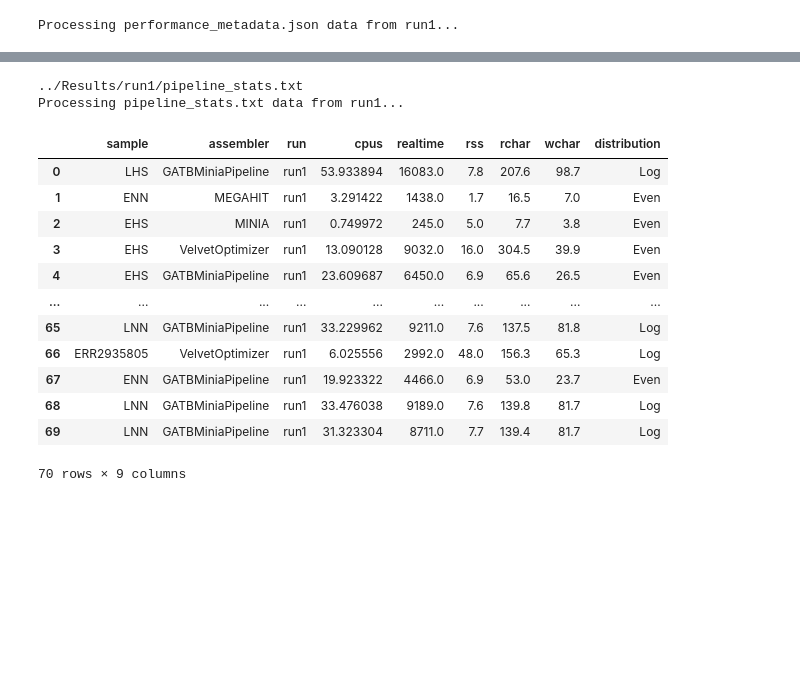
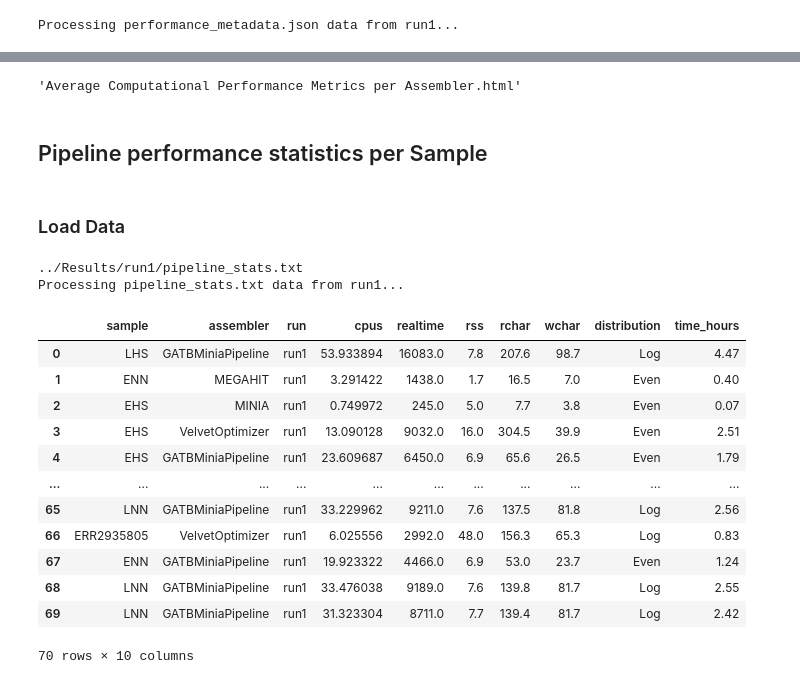
Before and after one commit to B-UMMI/LMAS_Manuscript_Analysis, a Jupyter notebook: Analysis/Performance.ipynb, the cells around one changed output, grey strips where cells are left out. Saved outputs shown, nothing was run; the diff lists cells and outputs as text; code cells hidden in the pictures; blank space fills up the shorter version.

Commit message:
first plots

```diff
--- a/Analysis/Performance.ipynb
+++ b/Analysis/Performance.ipynb
@@ -170,35 +171,45 @@ Processing performance_metadata.json data from run1...
 # %%
-fig_global = make_subplots(rows=2, cols=2, shared_xaxes=True, x_title="Assembler",
-                           subplot_titles=('CPU Usage', 'Max Memory', 'Average Read', 'Average Write'))
+fig_global = make_subplots(rows=3, cols=2, shared_xaxes=True, x_title="Assembler",
+                           subplot_titles=('CPU Usage', 'Max Memory', 'Average Read', 'Average Write', 'Average Run Time'),
+                           specs=[[{}, {}],[{}, {}],[{"colspan": 2}, None]])
 row_coord = 1
 col_coord = 1
 
-for column in global_pipeline_stats_df.columns:
-    if column not in ['run', 'assembler', 'avgTime']:
-        fig_global.add_trace(go.Violin(y=global_pipeline_stats_df[column], box_visible=True, line_color='black',
-                               meanline_visible=True, fillcolor='lightseagreen', opacity=0.6,
-                               x=global_pipeline_stats_df['assembler']),
-                      row=row_coord, col=col_coord)
-        fig_global.add_trace(go.Scatter(y=[global_pipeline_stats_df[column].mean()]*len(global_pipeline_stats_df['assembler']),
-                                        x=global_pipeline_stats_df['assembler'], mode='lines',
-                                        line=dict(color="crimson"), opacity=0.6),row=row_coord, col=col_coord)
-        if col_coord == 2:
-            col_coord = 1
-            row_coord += 1
-        else:
-            col_coord +=1
+for column in ['cpus', 'max_rss', 'avgRead', 'avgWrite']:
+    fig_global.add_trace(go.Violin(y=global_pipeline_stats_df[column], box_visible=True, line_color='black',
+                           meanline_visible=True, fillcolor='lightseagreen', opacity=0.6,
+                           x=global_pipeline_stats_df['assembler']),
+                  row=row_coord, col=col_coord)
+    fig_global.add_trace(go.Scatter(y=[global_pipeline_stats_df[column].mean()]*len(global_pipeline_stats_df['assembler']),
+                                    x=global_pipeline_stats_df['assembler'], mode='lines',
+                                    line=dict(color="crimson"), opacity=0.6),row=row_coord, col=col_coord)
+    if col_coord == 2:
+        col_coord = 1
+        row_coord += 1
+    else:
+        col_coord +=1
 
-fig_global.update_layout(showlegend=False,plot_bgcolor='rgb(255,255,255)', title_text="Global Computational Performance Metrics")
+timeDF=round(pd.to_timedelta(global_pipeline_stats_df['avgTime'].str.strip())/ np.timedelta64(1, 'h'), 2)
+
+fig_global.add_trace(go.Bar(y=timeDF, x=global_pipeline_stats_df['assembler'], text=timeDF,textposition='outside',
+                          showlegend=False, marker_color='darkgray'),  row=3, col=1)
+fig_global.add_trace(go.Scatter(y=[timeDF.mean()]*len(global_pipeline_stats_df['assembler']),
+                              x=global_pipeline_stats_df['assembler'], mode='lines',
+                              line=dict(color="crimson"), opacity=0.6, name='Mean'), row=3, col=1)
+
+fig_global.update_layout(showlegend=False,plot_bgcolor='rgb(255,255,255)', title_text="Average Computational Performance Metrics per Assembler")
 # grid
 fig_global['layout']['xaxis']['gridcolor']='#DCDCDC'
 fig_global['layout']['xaxis2']['gridcolor']='#DCDCDC'
 fig_global['layout']['xaxis3']['gridcolor']='#DCDCDC'
 fig_global['layout']['xaxis4']['gridcolor']='#DCDCDC'
+fig_global['layout']['xaxis5']['gridcolor']='#DCDCDC'
 # y-axis legends
 fig_global['layout']['yaxis']['title']='CPU/hour'
 fig_global['layout']['yaxis2']['title']='GB'
 fig_global['layout']['yaxis3']['title']='GB'
 fig_global['layout']['yaxis4']['title']='GB'
+fig_global['layout']['yaxis5']['title']='Hours'
 
 fig_global.show()
 # %% [output]
@@ -223,45 +217,54 @@ fig_time.show()
+# %%
+plot(fig_global, filename='Average Computational Performance Metrics per Assembler.html', auto_open=False)
+# %% [output]
+'Average Computational Performance Metrics per Assembler.html'
+# %% [markdown]
+## Pipeline performance statistics per Sample
+# %% [markdown]
+### Load Data
 # %%
 pipeline_stats_glob = glob.glob('../Results/*/pipeline_stats.txt')
 pipeline_stats_df = pd.DataFrame(columns=METRICS_COLUMNS_PER_SAMPLE)
 METRICS_COLUMNS_PER_SAMPLE = ['sample', 'assembler', 'run', 'cpus', 'realtime', 'rss', 'rchar', 'wchar']
 
 
 for statsfile in pipeline_stats_glob:
     print(statsfile)
     stats_file_name = statsfile.split('/')[-1]
     stats_run = statsfile.split('/')[-2]
     print('Processing {0} data from {1}...'.format(stats_file_name, stats_run))
     with open(statsfile) as tsvfile:
         tsvreader = csv.reader(tsvfile, delimiter="\t")
         for row in tsvreader:
             if row[2] in ASSEMBLER_PROCESS_LIST:
                 pipeline_stats_df = pipeline_stats_df.append({'sample': row[3],
                                                               'assembler': PROCESS_TO_NAME[row[2]],
                                                               'run': stats_run,
                                                               "cpus": _cpu_load_parser(row[8], row[15], row[13]),
                                                               "realtime": _hms(row[13]),
                                                               "rss": convert_resource_to_gb(_size_compress(_size_coverter(row[17]))),
                                                               "rchar": convert_resource_to_gb(_size_compress(_size_coverter(row[19]))),
                                                               "wchar": convert_resource_to_gb(_size_compress(_size_coverter(row[20])))},
                                                              ignore_index=True)
 
 log_distributed = ['LHS', 'LNN', 'ERR2935805']
 even_distribution = ['EHS', 'LNN', 'ERR2984773']
 pipeline_stats_df['distribution'] = np.where(pipeline_stats_df['sample'].isin(log_distributed), 'Log', 'Even')
+pipeline_stats_df['time_hours']=round(pd.to_timedelta(pipeline_stats_df['realtime'], unit='S')/ np.timedelta64(1, 'h'), 2)
 display(pipeline_stats_df)
 # %% [output]
 ../Results/run1/pipeline_stats.txt
 Processing pipeline_stats.txt data from run1...
-|  | sample | assembler | run | cpus | realtime | rss | rchar | wchar | distribution |
-| 0 | LHS | GATBMiniaPipeline | run1 | 53.933894 | 16083.0 | 7.8 | 207.6 | 98.7 | Log |
-| 1 | ENN | MEGAHIT | run1 | 3.291422 | 1438.0 | 1.7 | 16.5 | 7.0 | Even |
-| 2 | EHS | MINIA | run1 | 0.749972 | 245.0 | 5.0 | 7.7 | 3.8 | Even |
-| 3 | EHS | VelvetOptimizer | run1 | 13.090128 | 9032.0 | 16.0 | 304.5 | 39.9 | Even |
-| 4 | EHS | GATBMiniaPipeline | run1 | 23.609687 | 6450.0 | 6.9 | 65.6 | 26.5 | Even |
-| ... | ... | ... | ... | ... | ... | ... | ... | ... | ... |
-| 65 | LNN | GATBMiniaPipeline | run1 | 33.229962 | 9211.0 | 7.6 | 137.5 | 81.8 | Log |
-| 66 | ERR2935805 | VelvetOptimizer | run1 | 6.025556 | 2992.0 | 48.0 | 156.3 | 65.3 | Log |
-| 67 | ENN | GATBMiniaPipeline | run1 | 19.923322 | 4466.0 | 6.9 | 53.0 | 23.7 | Even |
-| 68 | LNN | GATBMiniaPipeline | run1 | 33.476038 | 9189.0 | 7.6 | 139.8 | 81.7 | Log |
-| 69 | LNN | GATBMiniaPipeline | run1 | 31.323304 | 8711.0 | 7.7 | 139.4 | 81.7 | Log |
+|  | sample | assembler | run | cpus | realtime | rss | rchar | wchar | distribution | time_hours |
+| 0 | LHS | GATBMiniaPipeline | run1 | 53.933894 | 16083.0 | 7.8 | 207.6 | 98.7 | Log | 4.47 |
+| 1 | ENN | MEGAHIT | run1 | 3.291422 | 1438.0 | 1.7 | 16.5 | 7.0 | Even | 0.40 |
+| 2 | EHS | MINIA | run1 | 0.749972 | 245.0 | 5.0 | 7.7 | 3.8 | Even | 0.07 |
+| 3 | EHS | VelvetOptimizer | run1 | 13.090128 | 9032.0 | 16.0 | 304.5 | 39.9 | Even | 2.51 |
+| 4 | EHS | GATBMiniaPipeline | run1 | 23.609687 | 6450.0 | 6.9 | 65.6 | 26.5 | Even | 1.79 |
+| ... | ... | ... | ... | ... | ... | ... | ... | ... | ... | ... |
+| 65 | LNN | GATBMiniaPipeline | run1 | 33.229962 | 9211.0 | 7.6 | 137.5 | 81.8 | Log | 2.56 |
+| 66 | ERR2935805 | VelvetOptimizer | run1 | 6.025556 | 2992.0 | 48.0 | 156.3 | 65.3 | Log | 0.83 |
+| 67 | ENN | GATBMiniaPipeline | run1 | 19.923322 | 4466.0 | 6.9 | 53.0 | 23.7 | Even | 1.24 |
+| 68 | LNN | GATBMiniaPipeline | run1 | 33.476038 | 9189.0 | 7.6 | 139.8 | 81.7 | Log | 2.55 |
+| 69 | LNN | GATBMiniaPipeline | run1 | 31.323304 | 8711.0 | 7.7 | 139.4 | 81.7 | Log | 2.42 |
-70 rows × 9 columns
+70 rows × 10 columns
```
Also changed, not shown: parts of 9 cells of this notebook, 7 other files.
